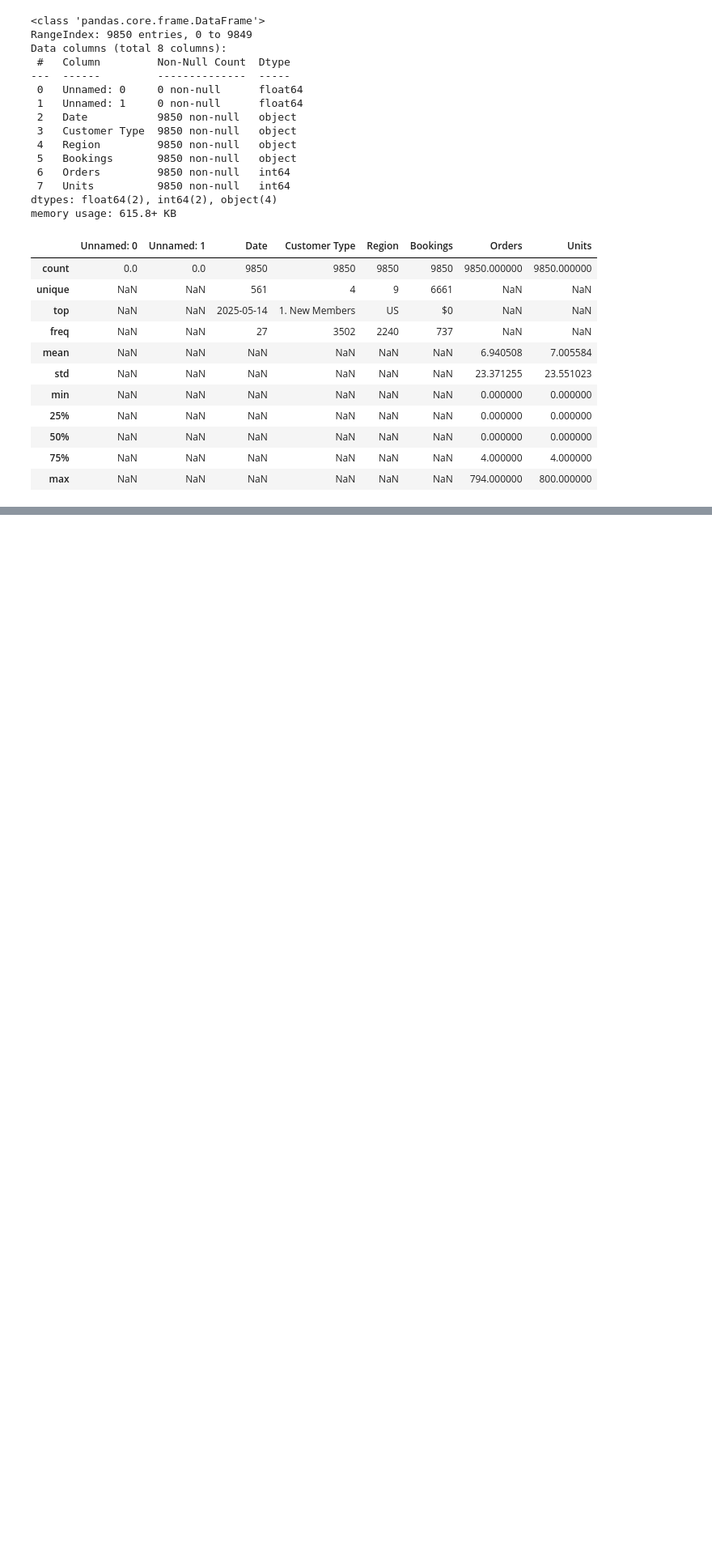
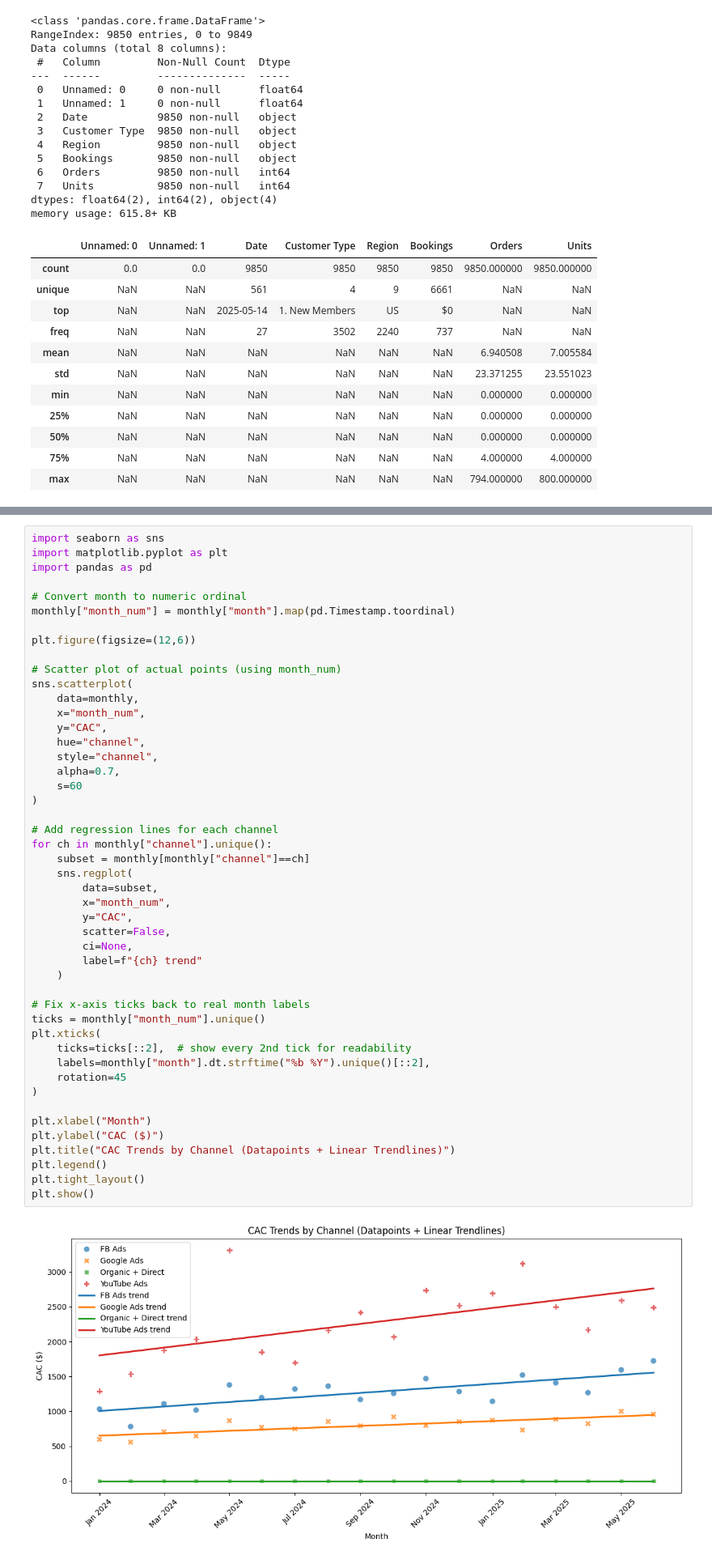
Before and after one commit to manoloah/eightsleepbusinesscase, a Jupyter notebook: jupyter-notebook/Data_exploration_8sleep_BC.ipynb, the cells around one changed output, grey strips where cells are left out. Shown: that part at 81% size. Cells and saved outputs as stored; diff of their text form; blank space fills up the shorter version.

```diff
--- a/jupyter-notebook/Data_exploration_8sleep_BC.ipynb
+++ b/jupyter-notebook/Data_exploration_8sleep_BC.ipynb
@@ -110,0 +386,49 @@ memory usage: 615.8+ KB
+# %%
+import seaborn as sns
+import matplotlib.pyplot as plt
+import pandas as pd
+
+# Convert month to numeric ordinal
+monthly["month_num"] = monthly["month"].map(pd.Timestamp.toordinal)
+
+plt.figure(figsize=(12,6))
+
+# Scatter plot of actual points (using month_num)
+sns.scatterplot(
+    data=monthly,
+    x="month_num",
+    y="CAC",
+    hue="channel",
+    style="channel",
+    alpha=0.7,
+    s=60
+)
+
+# Add regression lines for each channel
+for ch in monthly["channel"].unique():
+    subset = monthly[monthly["channel"]==ch]
+    sns.regplot(
+        data=subset,
+        x="month_num",
+        y="CAC",
+        scatter=False,
+        ci=None,
+        label=f"{ch} trend"
+    )
+
+# Fix x-axis ticks back to real month labels
+ticks = monthly["month_num"].unique()
+plt.xticks(
+    ticks=ticks[::2],  # show every 2nd tick for readability
+    labels=monthly["month"].dt.strftime("%b %Y").unique()[::2],
+    rotation=45
+)
+
+plt.xlabel("Month")
+plt.ylabel("CAC ($)")
+plt.title("CAC Trends by Channel (Datapoints + Linear Trendlines)")
+plt.legend()
+plt.tight_layout()
+plt.show()
+# %% [output]
+[figure, added]
```
Also changed, not shown: parts of 11 cells of this notebook, 5 other files.
